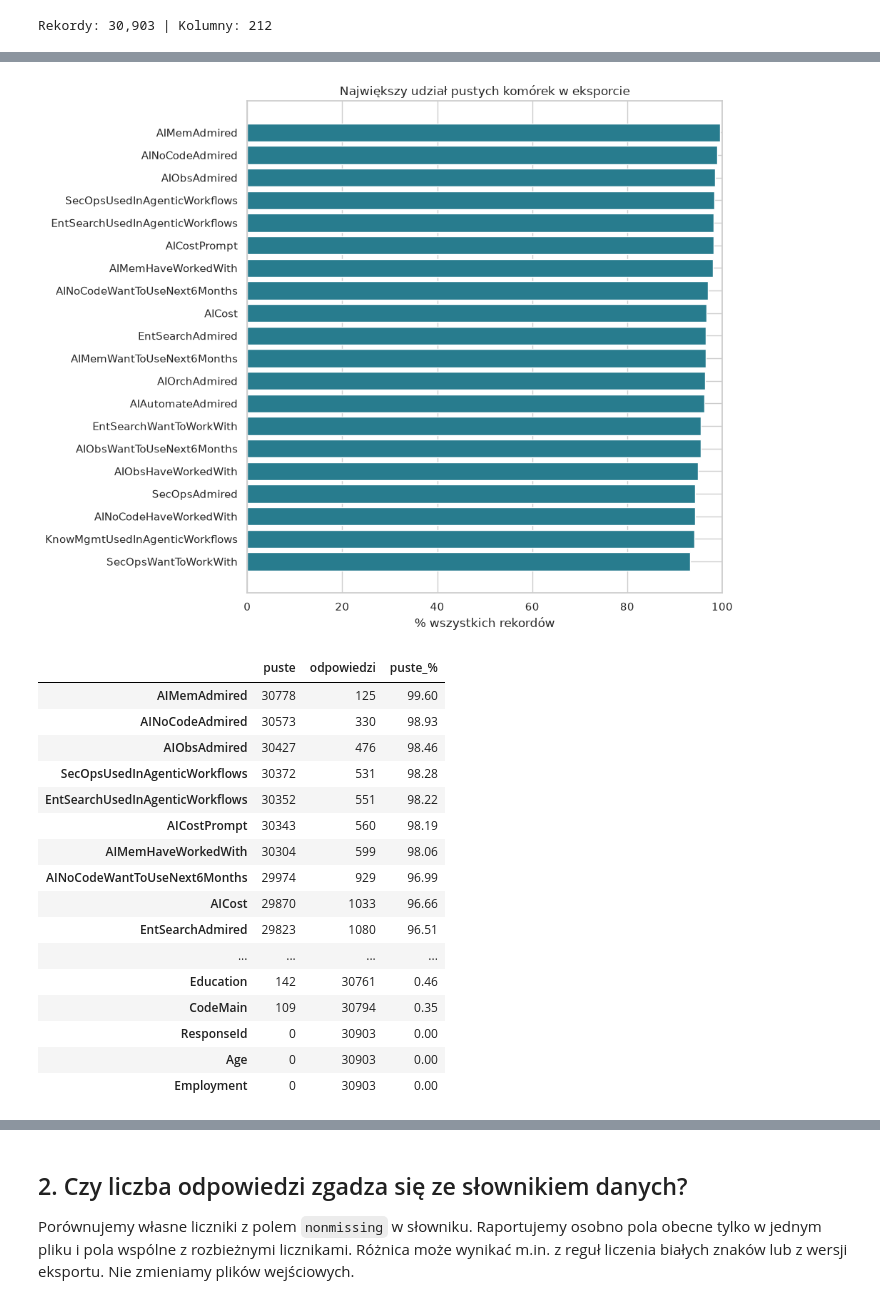
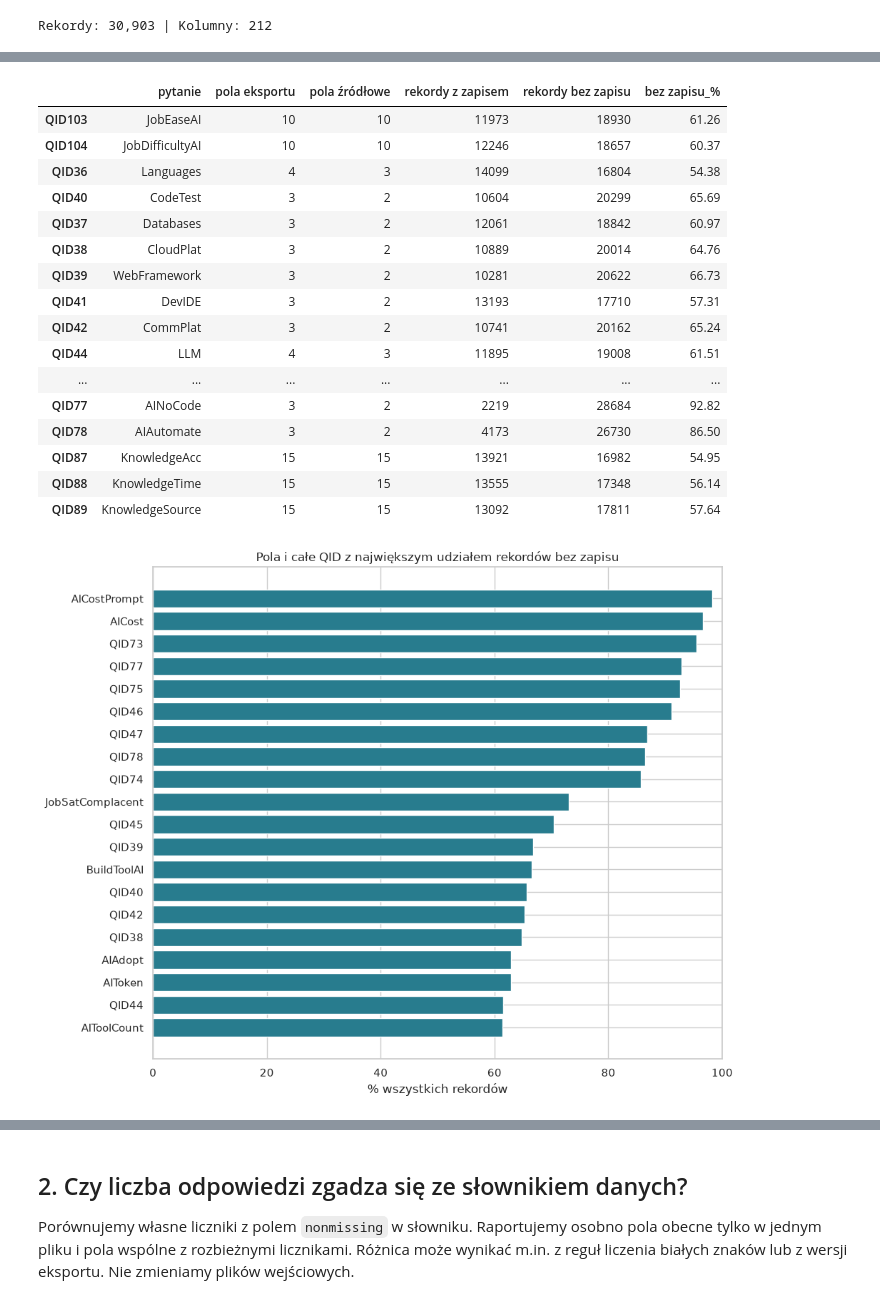
Before and after one commit to jlabuda191/AD_Python_Stack2026, a Jupyter notebook: notebooks/03_analiza_brakow_2026.ipynb, the cells around one changed output, grey strips where cells are left out. Saved outputs shown, nothing was run; the diff lists cells and outputs as text; code cells hidden in the pictures.

```diff
--- a/notebooks/03_analiza_brakow_2026.ipynb
+++ b/notebooks/03_analiza_brakow_2026.ipynb
@@ -56,42 +56,72 @@ Macierze dotyczące źródeł wiedzy i zastosowań AI omówiono w sekcji 7. Każ
 # %%
 job_factor_questions = ("JobEase", "JobDifficulty")
 job_ai_prefixes = tuple(f"{question}AI_" for question in job_factor_questions)
 matrix_prefixes = ("KnowledgeAcc_", "KnowledgeTime_", "KnowledgeSource_", "AIImpact_", "AISat_")
-conditional_fields = missing.columns[
-    missing.columns.str.startswith(job_ai_prefixes + matrix_prefixes) | missing.columns.isin(["AIDaily"])
-]
-ranked_mask = missing.drop(columns=conditional_fields)
+matrix_schema = schema.loc[schema["type"].str.strip().str.casefold().eq("matrix")]
+matrix_groups = matrix_schema.groupby("qid", sort=False, dropna=False)
+source_fields_by_qid = {}
+merged_by_qid = {}
+for qid, fields in matrix_groups:
+    is_intersection = fields["transformation"].str.startswith("Intersection of", na=False)
+    source_fields = fields.loc[~is_intersection, "column"].tolist()
+    source_fields_by_qid[qid] = source_fields
+
+    # Jedna odpowiedź na QID: pary (kolumna źródłowa, wartość) w kolejności schematu.
+    values = responses[source_fields].mask(missing[source_fields]).stack().dropna()
+    merged_by_qid[qid] = pd.Series({
+        row: tuple(zip(group.index.get_level_values(1), group.to_numpy()))
+        for row, group in values.groupby(level=0, sort=False)
+    }, dtype=object)
+
+matrix_answers = pd.DataFrame(merged_by_qid, index=responses.index)
+matrix_missing = matrix_answers.isna()
+analysis_mask = pd.concat([
+    missing.drop(columns=matrix_schema["column"]),
+    matrix_missing,
+], axis=1)
+ranked_mask = analysis_mask.drop(columns=["AIDaily"], errors="ignore")
+
+matrix_coverage = pd.DataFrame({
+    "pytanie": matrix_groups["qname"].first(),
+    "pola eksportu": matrix_groups["column"].size(),
+    "pola źródłowe": pd.Series({qid: len(fields) for qid, fields in source_fields_by_qid.items()}),
+    "rekordy z zapisem": (~matrix_missing).sum(),
+    "rekordy bez zapisu": matrix_missing.sum(),
+    "bez zapisu_%": matrix_missing.mean().mul(100),
+})
+display(matrix_coverage.round(2))
+
 field_summary = pd.DataFrame({
     "puste": ranked_mask.sum(),
     "odpowiedzi": (~ranked_mask).sum(),
     "puste_%": ranked_mask.mean().mul(100),
 }).sort_values("puste_%", ascending=False, kind="stable")
 
 fig, ax = plt.subplots(figsize=(10, 8))
 top_fields = field_summary.head(20).iloc[::-1]
 ax.barh(top_fields.index, top_fields["puste_%"], color="#287c8e")
-ax.set(xlim=(0, 100), xlabel="% wszystkich rekordów", title="Największy udział pustych komórek w eksporcie")
+ax.set(xlim=(0, 100), xlabel="% wszystkich rekordów", title="Pola i całe QID z największym udziałem rekordów bez zapisu")
 plt.tight_layout()
 plt.show()
 
 with pd.option_context("display.max_rows", len(field_summary)):
     display(field_summary.round(2))
 # %% [output]
+|  | pytanie | pola eksportu | pola źródłowe | rekordy z zapisem | rekordy bez zapisu | bez zapisu_% |
+| QID103 | JobEaseAI | 10 | 10 | 11973 | 18930 | 61.26 |
+| QID104 | JobDifficultyAI | 10 | 10 | 12246 | 18657 | 60.37 |
+| QID36 | Languages | 4 | 3 | 14099 | 16804 | 54.38 |
+| QID40 | CodeTest | 3 | 2 | 10604 | 20299 | 65.69 |
+| QID37 | Databases | 3 | 2 | 12061 | 18842 | 60.97 |
+| QID38 | CloudPlat | 3 | 2 | 10889 | 20014 | 64.76 |
+| QID39 | WebFramework | 3 | 2 | 10281 | 20622 | 66.73 |
+| QID41 | DevIDE | 3 | 2 | 13193 | 17710 | 57.31 |
+| QID42 | CommPlat | 3 | 2 | 10741 | 20162 | 65.24 |
+| QID44 | LLM | 4 | 3 | 11895 | 19008 | 61.51 |
+| ... | ... | ... | ... | ... | ... | ... |
+| QID77 | AINoCode | 3 | 2 | 2219 | 28684 | 92.82 |
+| QID78 | AIAutomate | 3 | 2 | 4173 | 26730 | 86.50 |
+| QID87 | KnowledgeAcc | 15 | 15 | 13921 | 16982 | 54.95 |
+| QID88 | KnowledgeTime | 15 | 15 | 13555 | 17348 | 56.14 |
+| QID89 | KnowledgeSource | 15 | 15 | 13092 | 17811 | 57.64 |
-[figure, old version]
+[figure, new version]
-|  | puste | odpowiedzi | puste_% |
-| AIMemAdmired | 30778 | 125 | 99.60 |
-| AINoCodeAdmired | 30573 | 330 | 98.93 |
-| AIObsAdmired | 30427 | 476 | 98.46 |
-| SecOpsUsedInAgenticWorkflows | 30372 | 531 | 98.28 |
-| EntSearchUsedInAgenticWorkflows | 30352 | 551 | 98.22 |
-| AICostPrompt | 30343 | 560 | 98.19 |
-| AIMemHaveWorkedWith | 30304 | 599 | 98.06 |
-| AINoCodeWantToUseNext6Months | 29974 | 929 | 96.99 |
-| AICost | 29870 | 1033 | 96.66 |
-| EntSearchAdmired | 29823 | 1080 | 96.51 |
-| ... | ... | ... | ... |
-| Education | 142 | 30761 | 0.46 |
-| CodeMain | 109 | 30794 | 0.35 |
-| ResponseId | 0 | 30903 | 0.00 |
-| Age | 0 | 30903 | 0.00 |
-| Employment | 0 | 30903 | 0.00 |
```
Also changed, not shown: parts of 8 cells of this notebook.
